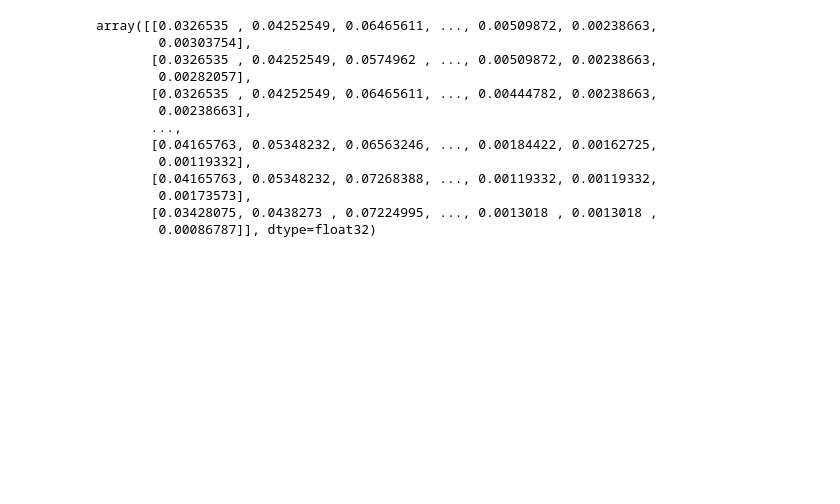
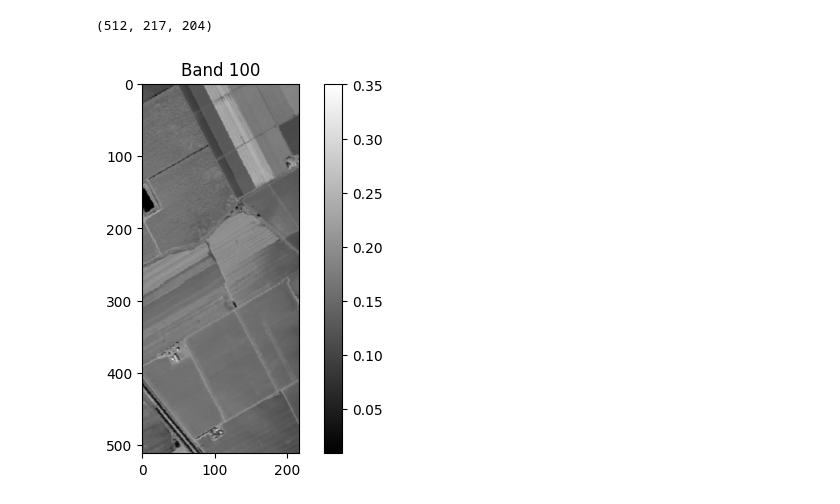
Before and after one commit to skhan61/deepHSI, a Jupyter notebook: notebooks/1.0-hsi-initial-data-exploration.ipynb, the cells around one changed output. Drawn from its saved outputs; the diff is of its cells as text; code cells hidden in the pictures; blank space fills up the shorter version.

```diff
--- a/notebooks/1.0-hsi-initial-data-exploration.ipynb
+++ b/notebooks/1.0-hsi-initial-data-exploration.ipynb
@@ -28,21 +28,29 @@ img, gt, label_values, ignored_labels, rgb_bands, _ = load_dataset(
 
 dataset = HyperspectralDataset(img, gt)
 # %%
-img[0]
+img.shape
 # %% [output]
-array([[0.0326535 , 0.04252549, 0.06465611, ..., 0.00509872, 0.00238663,
-        0.00303754],
-       [0.0326535 , 0.04252549, 0.0574962 , ..., 0.00509872, 0.00238663,
-        0.00282057],
-       [0.0326535 , 0.04252549, 0.06465611, ..., 0.00444782, 0.00238663,
-        0.00238663],
-       ...,
-       [0.04165763, 0.05348232, 0.06563246, ..., 0.00184422, 0.00162725,
-        0.00119332],
-       [0.04165763, 0.05348232, 0.07268388, ..., 0.00119332, 0.00119332,
-        0.00173573],
-       [0.03428075, 0.0438273 , 0.07224995, ..., 0.0013018 , 0.0013018 ,
-        0.00086787]], dtype=float32)
+(512, 217, 204)
+# %%
+import matplotlib.pyplot as plt
+import numpy as np
+
+# Assuming `img` is your 3D image array with shape (512, 217, 204)
+
+# Correcting the assumption about the array dimensions:
+# img.shape = (samples, lines, bands)
+
+# Selecting the 100th band from the image
+# Given the structure, the band data is still the third dimension
+band_to_plot = img[:, :, 99]  # 99 for the 100th band as indexing starts from 0
+
+# Plotting the selected band
+plt.imshow(band_to_plot, cmap='gray')  # Using 'gray' colormap for the band image
+plt.colorbar()  # Adds a colorbar to represent the intensity scale of the band
+plt.title('Band 100')  # Setting the title to indicate the band being plotted
+plt.show()  # Display the plot
+# %% [output]
+[figure, added]
 # %%
 igm, label = dataset[1]
 
```
Also changed, not shown: parts of 2 cells of this notebook.
